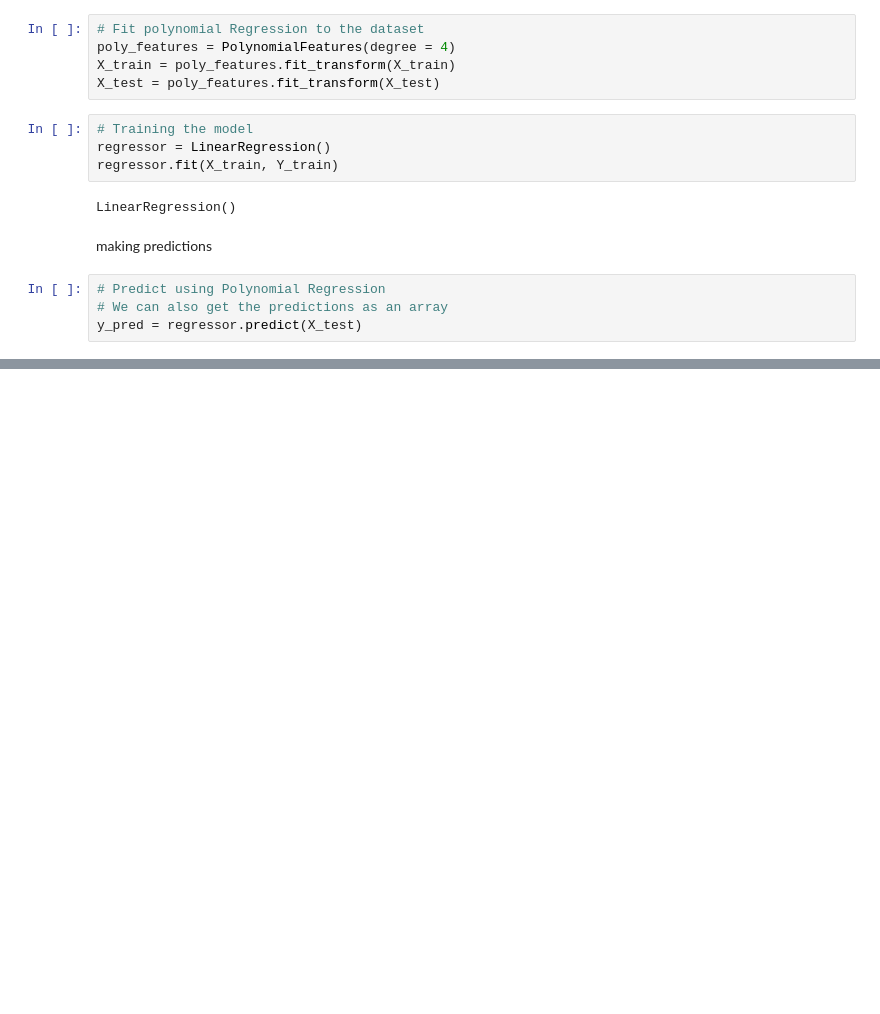
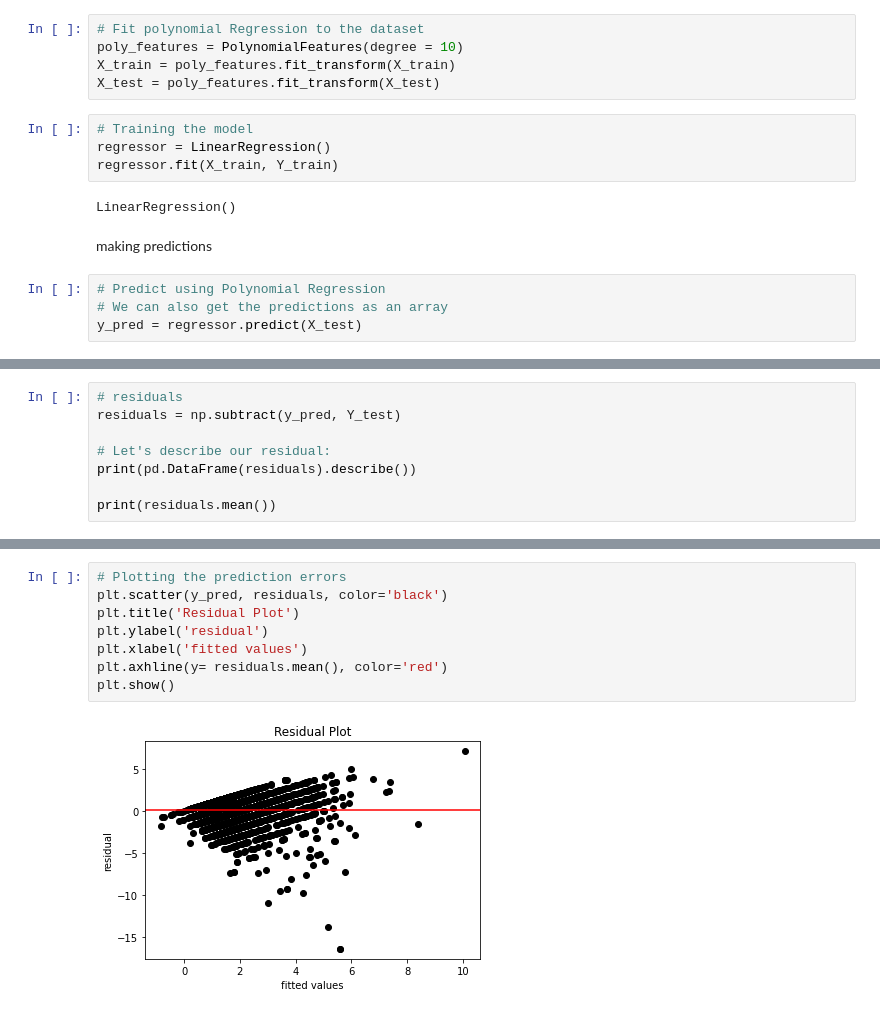
Before and after one commit to hellen2021/Football-Analysis-Mchezopesa-Limited, a Jupyter notebook: Supervised_Learning_Regression_week1_IP_Core_Module2_15_04_2022_Hellen_Cheptoo.ipynb, the cells around one changed output, grey strips where cells are left out. Drawn from its saved outputs; the diff is of its cells as text; blank space fills up the shorter version.

```diff
--- a/Supervised_Learning_Regression_week1_IP_Core_Module2_15_04_2022_Hellen_Cheptoo.ipynb
+++ b/Supervised_Learning_Regression_week1_IP_Core_Module2_15_04_2022_Hellen_Cheptoo.ipynb
@@ -591,7 +594,7 @@ X_train = sc.fit_transform(X_train)
 X_test = sc.transform(X_test)
 # %%
 # Fit polynomial Regression to the dataset
-poly_features = PolynomialFeatures(degree = 4)
+poly_features = PolynomialFeatures(degree = 10)
 X_train = poly_features.fit_transform(X_train)
 X_test = poly_features.fit_transform(X_test)
 # %%
@@ -616,0 +635,8 @@ The RMSE score for the model :  1.3935208689818825
+# %%
+# residuals
+residuals = np.subtract(y_pred, Y_test)
+
+# Let's describe our residual:
+print(pd.DataFrame(residuals).describe())
+
+print(residuals.mean())
@@ -616,0 +654,10 @@ The RMSE score for the model :  1.3935208689818825
+# %%
+# Plotting the prediction errors
+plt.scatter(y_pred, residuals, color='black')
+plt.title('Residual Plot')
+plt.ylabel('residual')
+plt.xlabel('fitted values')
+plt.axhline(y= residuals.mean(), color='red')
+plt.show()
+# %% [output]
+[figure, added]
```
Also changed, not shown: parts of 40 cells of this notebook.
